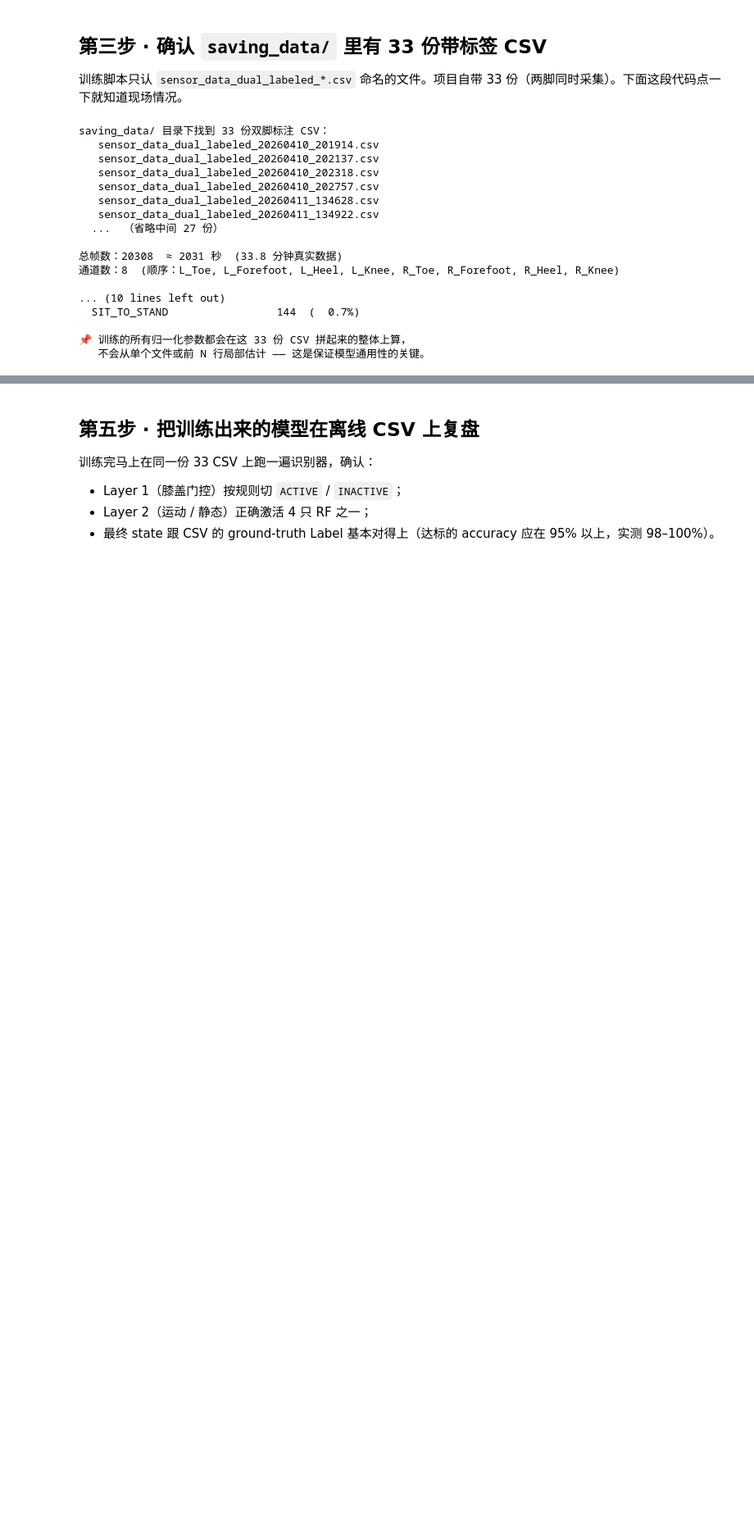
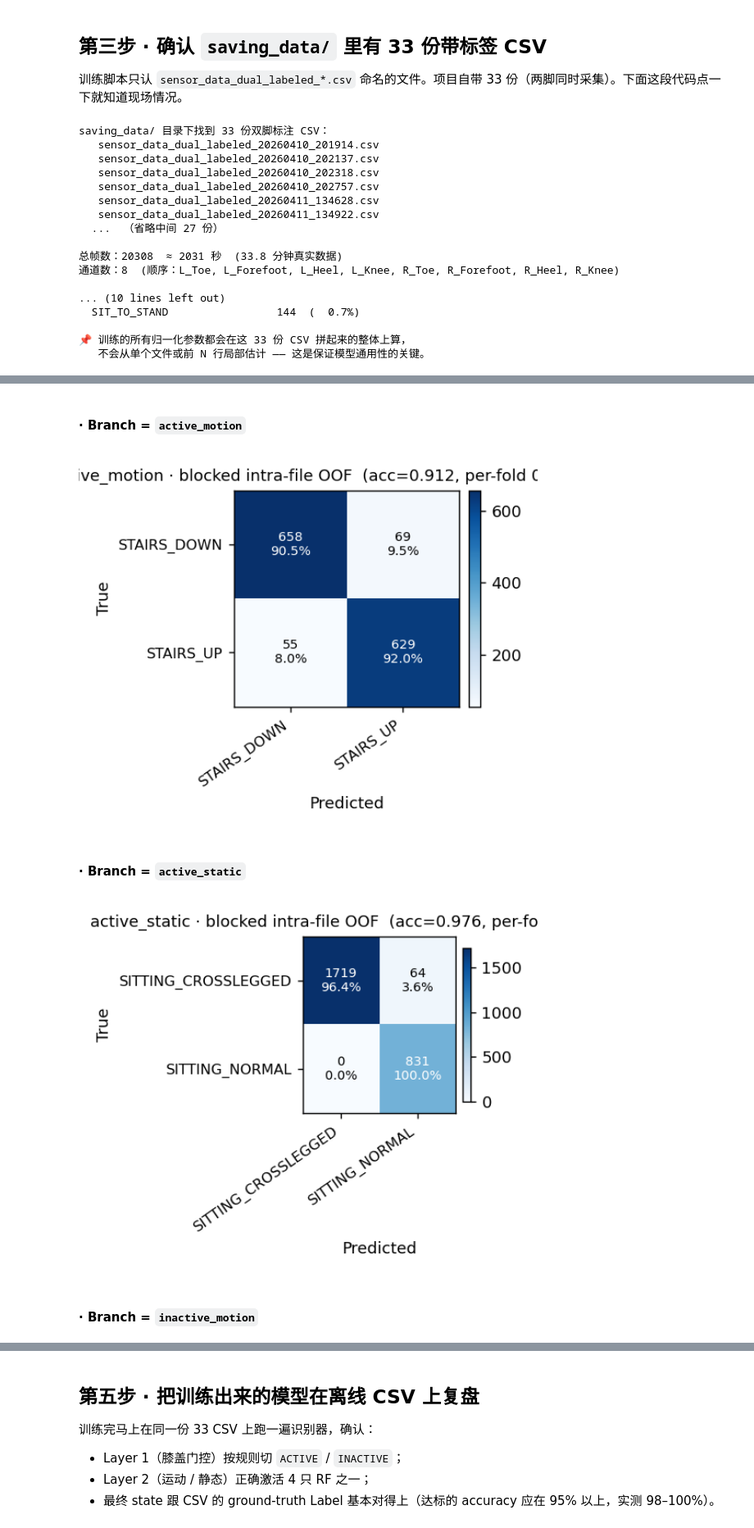
Before and after one commit to 233collin233-gif/Final_foot_monitor_system, a Jupyter notebook: quickstart_guide.ipynb, the cells around one changed output, grey strips where cells are left out. Shown at 82% size. Cells and saved outputs as stored; diff of their text form; code cells hidden in the pictures; blank space fills up the shorter version.

```diff
--- a/quickstart_guide.ipynb
+++ b/quickstart_guide.ipynb
@@ -225,19 +256,30 @@ PersonalCalibration(subject='offline_auto_population', source='offline_auto_csv'
 # %%
 from IPython.display import Image, display, Markdown
 
 BRANCHES = ['active_motion', 'active_static', 'inactive_motion', 'inactive_static']
 cm_dir = 'confusion_matrices'
 
 for br in BRANCHES:
     display(Markdown(f'#### · Branch = `{br}`'))
-    row = []
-    for split in ('val', 'test'):
-        p = os.path.join(cm_dir, f'confusion_{br}_{split}.png')
+    # 按优先级找：blocked（默认） → LOFO → 随机 shuffle 的 val/test
+    candidates = [
+        os.path.join(cm_dir, f'confusion_{br}_blocked_oof.png'),
+        os.path.join(cm_dir, f'confusion_{br}_lofo_oof.png'),
+        os.path.join(cm_dir, f'confusion_{br}_val.png'),
+        os.path.join(cm_dir, f'confusion_{br}_test.png'),
+    ]
+    shown = False
+    for p in candidates:
         if os.path.isfile(p):
-            row.append(p)
-        else:
-            print(f'(缺失: {p})')
-    # 并排显示 val / test
-    for p in row:
-        display(Image(filename=p, width=480))
+            display(Image(filename=p, width=560))
+            shown = True
+            break  # 只显示最高优先级那一张
+    if not shown:
+        print(f'(没找到 {br} 的混淆矩阵 PNG — 请先跑训练脚本)')
     print()
+# %% [output]
+#### · Branch = `active_motion`
+[figure, added]
+#### · Branch = `active_static`
+[figure, added]
+#### · Branch = `inactive_motion`
```
Also changed, not shown: parts of 8 cells of this notebook, 22 other files.
